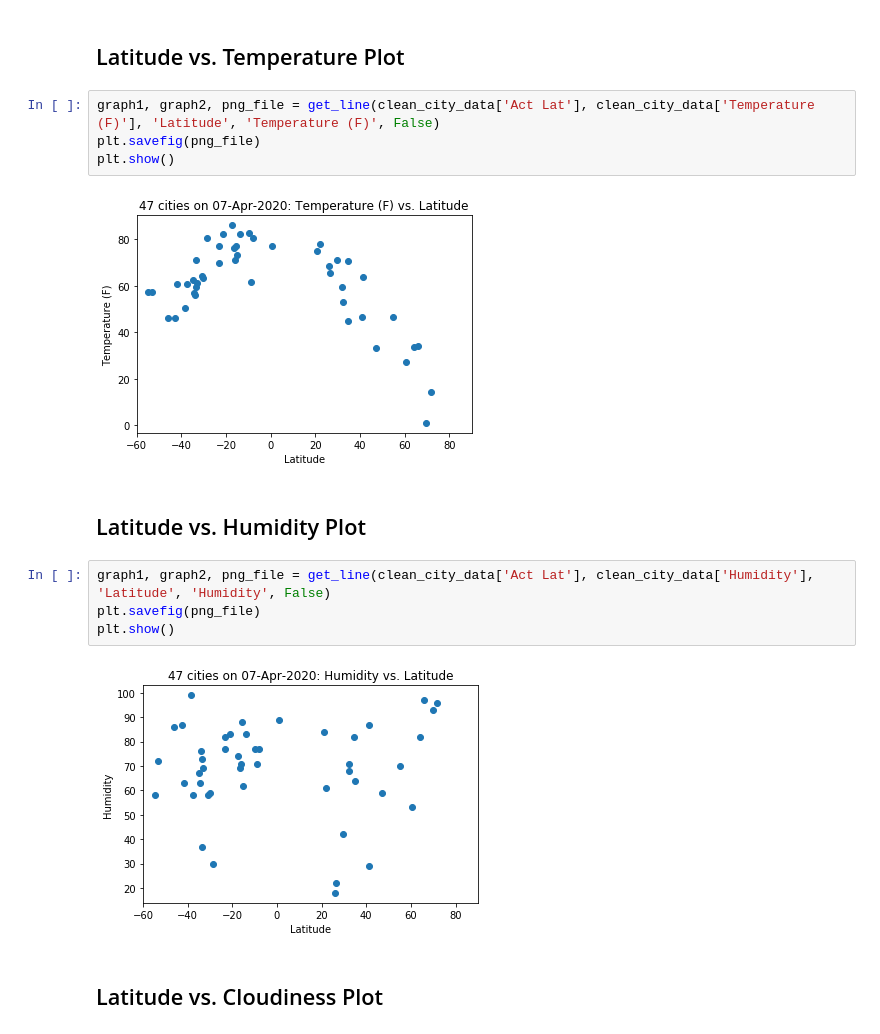
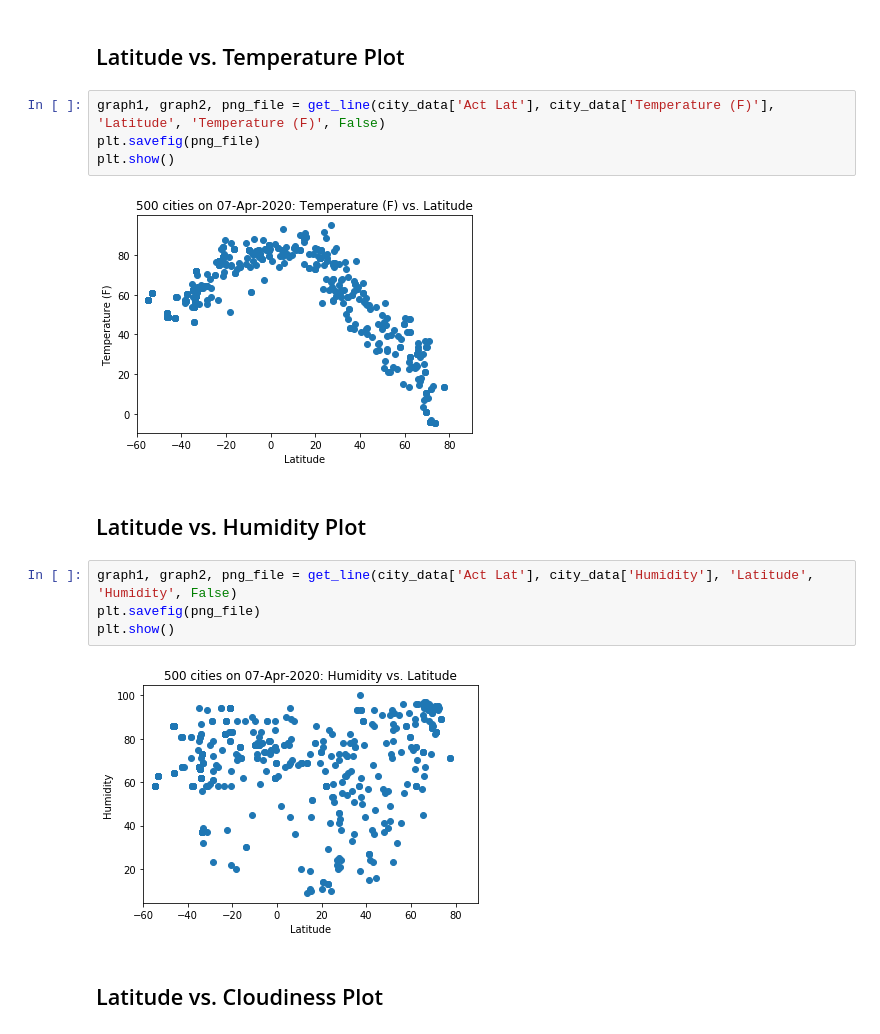
Before and after one commit to Terrence-Cummings/python-api-challenge, a Jupyter notebook: WeatherPy/WeatherPy_v3.ipynb, the cells around one changed output. Drawn from its saved outputs; the diff is of its cells as text.

```diff
--- a/WeatherPy/WeatherPy_v3.ipynb
+++ b/WeatherPy/WeatherPy_v3.ipynb
@@ -247,19 +179,19 @@ def get_line(x,y,x_name,y_name, incl_regress):
 # %% [markdown]
 ## Latitude vs. Temperature Plot
 # %%
-graph1, graph2, png_file = get_line(clean_city_data['Act Lat'], clean_city_data['Temperature (F)'], 'Latitude', 'Temperature (F)', False)
+graph1, graph2, png_file = get_line(city_data['Act Lat'], city_data['Temperature (F)'], 'Latitude', 'Temperature (F)', False)
 plt.savefig(png_file)
 plt.show()
 # %% [output]
-[figure, old version]
+[figure, new version]
 # %% [markdown]
 ## Latitude vs. Humidity Plot
 # %%
-graph1, graph2, png_file = get_line(clean_city_data['Act Lat'], clean_city_data['Humidity'], 'Latitude', 'Humidity', False)
+graph1, graph2, png_file = get_line(city_data['Act Lat'], city_data['Humidity'], 'Latitude', 'Humidity', False)
 plt.savefig(png_file)
 plt.show()
 # %% [output]
-[figure, old version]
+[figure, new version]
 # %% [markdown]
 ## Latitude vs. Cloudiness Plot
 # %%
```
Also changed, not shown: parts of 20 cells of this notebook, 16 other files.
